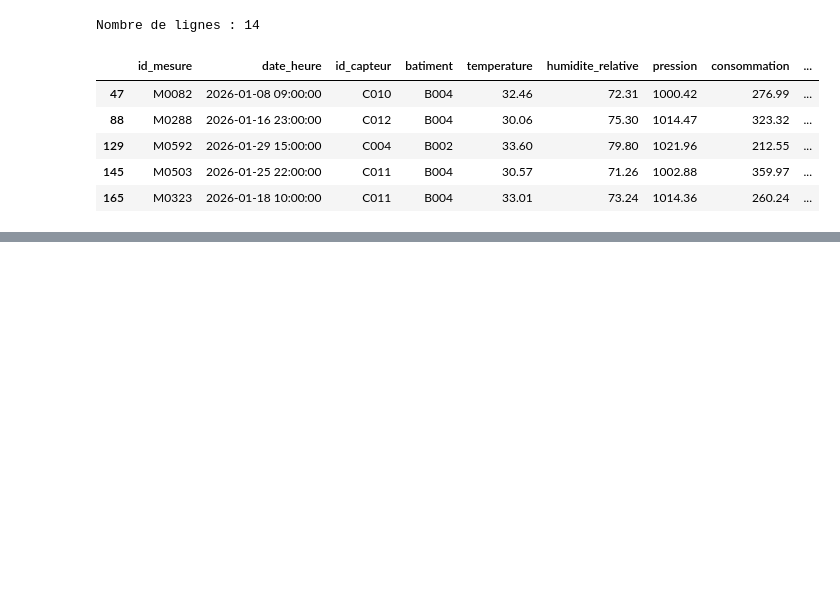
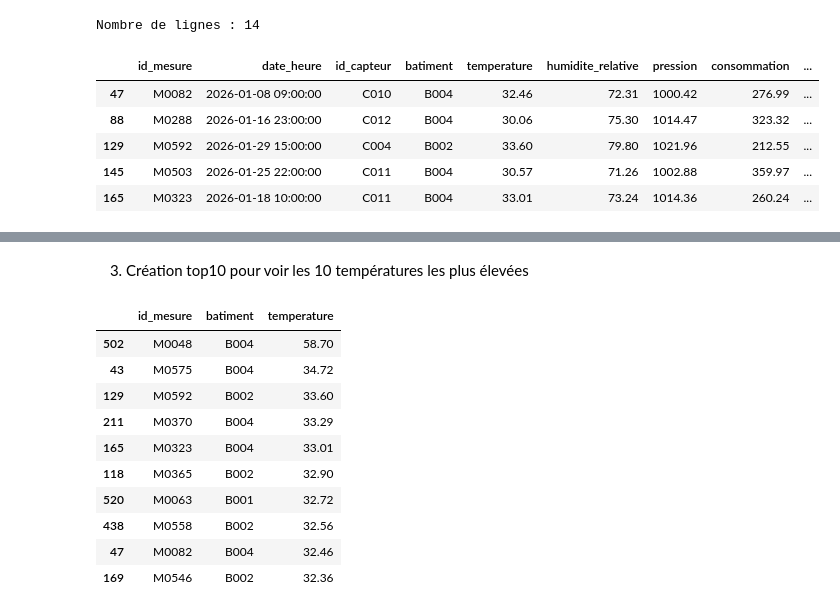
Before and after one commit to Abdoulaye-Diouf/atelier_pandas_iot, a Jupyter notebook: notebooks/atelier_pandas_iot.ipynb, the cells around one changed output, grey strips where cells are left out. Saved outputs shown, nothing was run; the diff lists cells and outputs as text; code cells hidden in the pictures; blank space fills up the shorter version.

```diff
--- a/notebooks/atelier_pandas_iot.ipynb
+++ b/notebooks/atelier_pandas_iot.ipynb
@@ -403,0 +432,18 @@ Nombre de lignes : 14
+# %% [markdown]
+3) Création top10 pour voir les 10 températures les plus élevées
+# %%
+# top10 pour voir les 10 températures les plus élevées
+top10 = df.nlargest(10, "temperature")
+top10[["id_mesure", "batiment", "temperature"]]
+# %% [output]
+|  | id_mesure | batiment | temperature |
+| 502 | M0048 | B004 | 58.70 |
+| 43 | M0575 | B004 | 34.72 |
+| 129 | M0592 | B002 | 33.60 |
+| 211 | M0370 | B004 | 33.29 |
+| 165 | M0323 | B004 | 33.01 |
+| 118 | M0365 | B002 | 32.90 |
+| 520 | M0063 | B001 | 32.72 |
+| 438 | M0558 | B002 | 32.56 |
+| 47 | M0082 | B004 | 32.46 |
+| 169 | M0546 | B002 | 32.36 |
```
Also changed, not shown: parts of 7 cells of this notebook.
